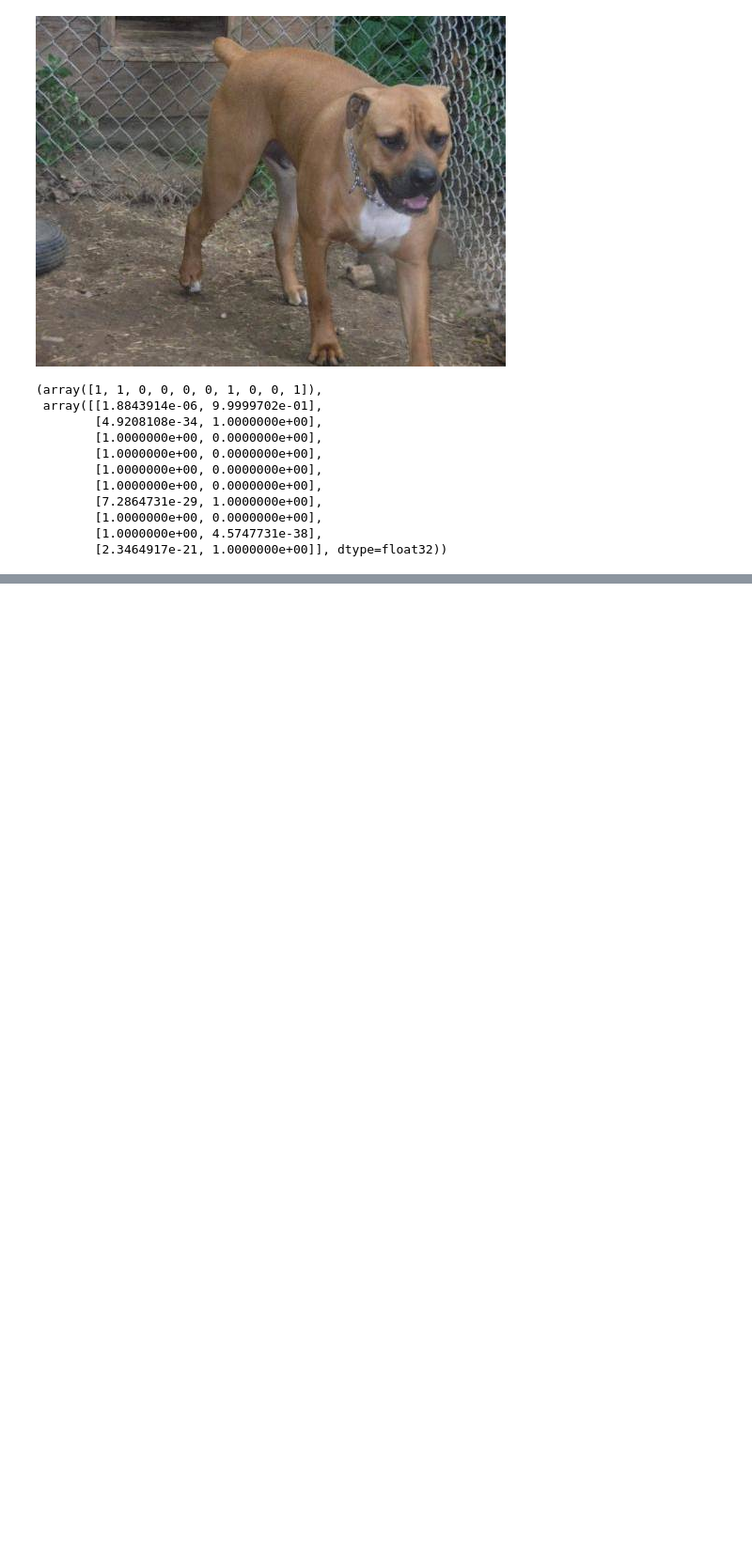
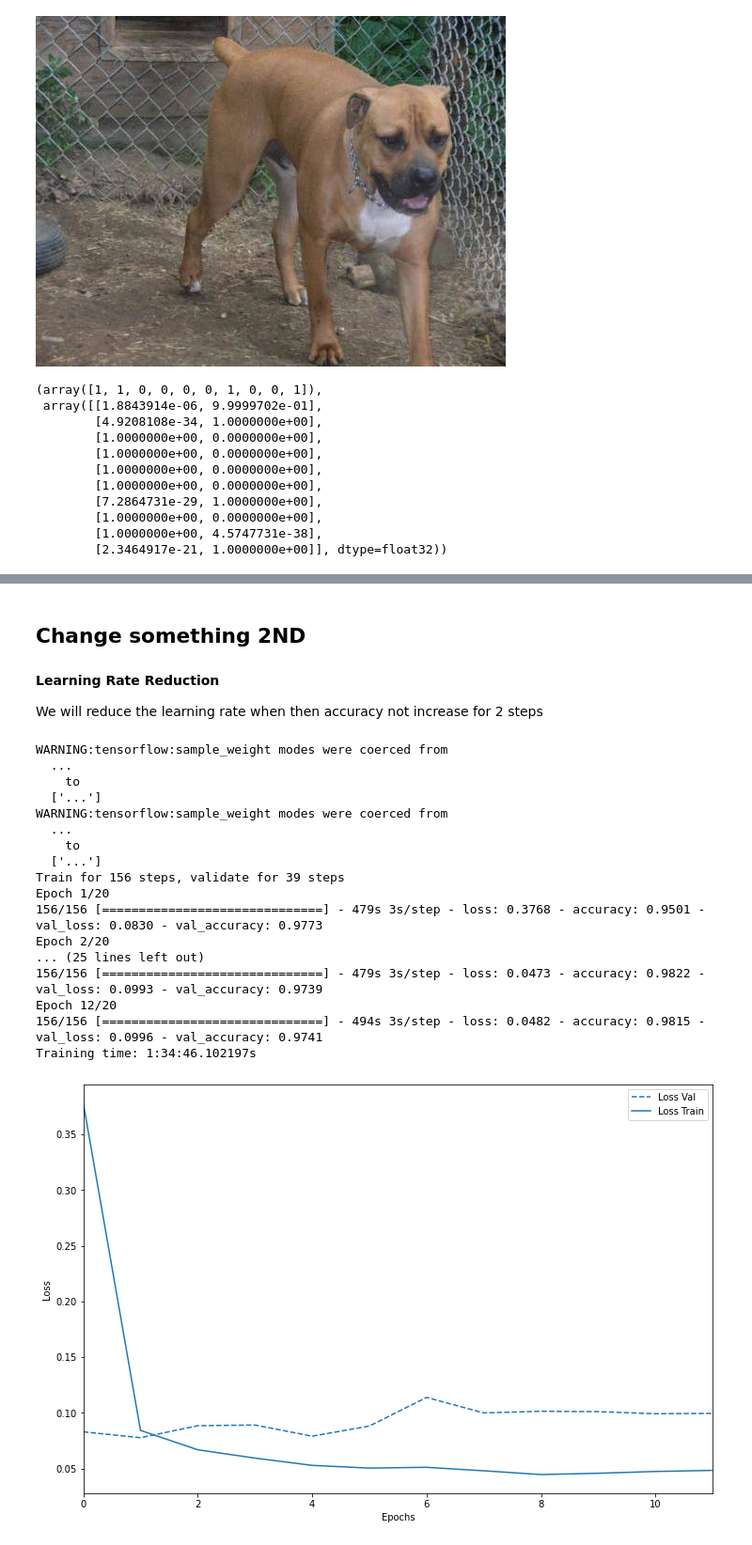
Before and after one commit to natuan310/w7-dog-cat-classification-with-tensorflow, a Jupyter notebook: V2_Cat_&_Dog_Classification_with_Tensorflow.ipynb, the cells around one changed output, grey strips where cells are left out. Shown at 94% size. Saved outputs shown, nothing was run; the diff lists cells and outputs as text; code cells hidden in the pictures; blank space fills up the shorter version.

```diff
--- a/V2_Cat_&_Dog_Classification_with_Tensorflow.ipynb
+++ b/V2_Cat_&_Dog_Classification_with_Tensorflow.ipynb
@@ -591,0 +588,2 @@ cate, pred
+# %% [markdown]
+## Change something 2ND
@@ -591,0 +592,6 @@ cate, pred
+# %%
+earlystop = EarlyStopping(patience=10)
+# %% [markdown]
+**Learning Rate Reduction**
+
+We will reduce the learning rate when then accuracy not increase for 2 steps
@@ -591,0 +604,62 @@ cate, pred
+# %%
+callbacks = [earlystop, learning_rate_reduction]
+# %%
+# Define model using Optimizer Adam
+def tuning_model():
+    # load model
+    model = tf.keras.applications.Xception(include_top=False, input_shape=(299, 299, 3))
+    # mark loaded layers as not trainable
+    for layer in model.layers:
+        layer.trainable = False
+    # add new classifier layers
+    flat1 = Flatten()(model.layers[-1].output)
+    class1 = Dense(128, activation='relu', kernel_initializer='he_uniform')(flat1)
+    dropout = Dropout(0.3)(class1)
+    output = Dense(2, activation='sigmoid')(dropout)
+    # define new model
+    model = tf.keras.Model(inputs=model.inputs, outputs=output)
+    # compile model
+    opt = tf.keras.optimizers.Adam(lr=0.001)
+    model.compile(optimizer=opt,
+                  loss='binary_crossentropy',
+                  metrics=['accuracy'])
+    return model
+
+tuned_model = tuning_model()
+# %%
+# Train - Val model
+now = datetime.datetime.now
+t = now()
+
+model_history = tuned_model.fit(
+        train_generator,
+        epochs = 20,
+        validation_data = validation_generator,
+        validation_steps = total_validate // BATCH_SIZE,
+        steps_per_epoch = total_train // BATCH_SIZE,
+        callbacks = callbacks
+        )
+
+print('Training time: %ss' % (now() - t))
+
+plot_history(model_history, key = 'loss')
+plot_history(model_history, key = 'accuracy')
+# %% [output]
+WARNING:tensorflow:sample_weight modes were coerced from
+  ...
+    to
+  ['...']
+WARNING:tensorflow:sample_weight modes were coerced from
+  ...
+    to
+  ['...']
+Train for 156 steps, validate for 39 steps
+Epoch 1/20
+156/156 [==============================] - 479s 3s/step - loss: 0.3768 - accuracy: 0.9501 - val_loss: 0.0830 - val_accuracy: 0.9773
+Epoch 2/20
+... (25 lines left out)
+156/156 [==============================] - 479s 3s/step - loss: 0.0473 - accuracy: 0.9822 - val_loss: 0.0993 - val_accuracy: 0.9739
+Epoch 12/20
+156/156 [==============================] - 494s 3s/step - loss: 0.0482 - accuracy: 0.9815 - val_loss: 0.0996 - val_accuracy: 0.9741
+Training time: 1:34:46.102197s
+[figure, added]
```
Also changed, not shown: parts of 21 cells of this notebook.
